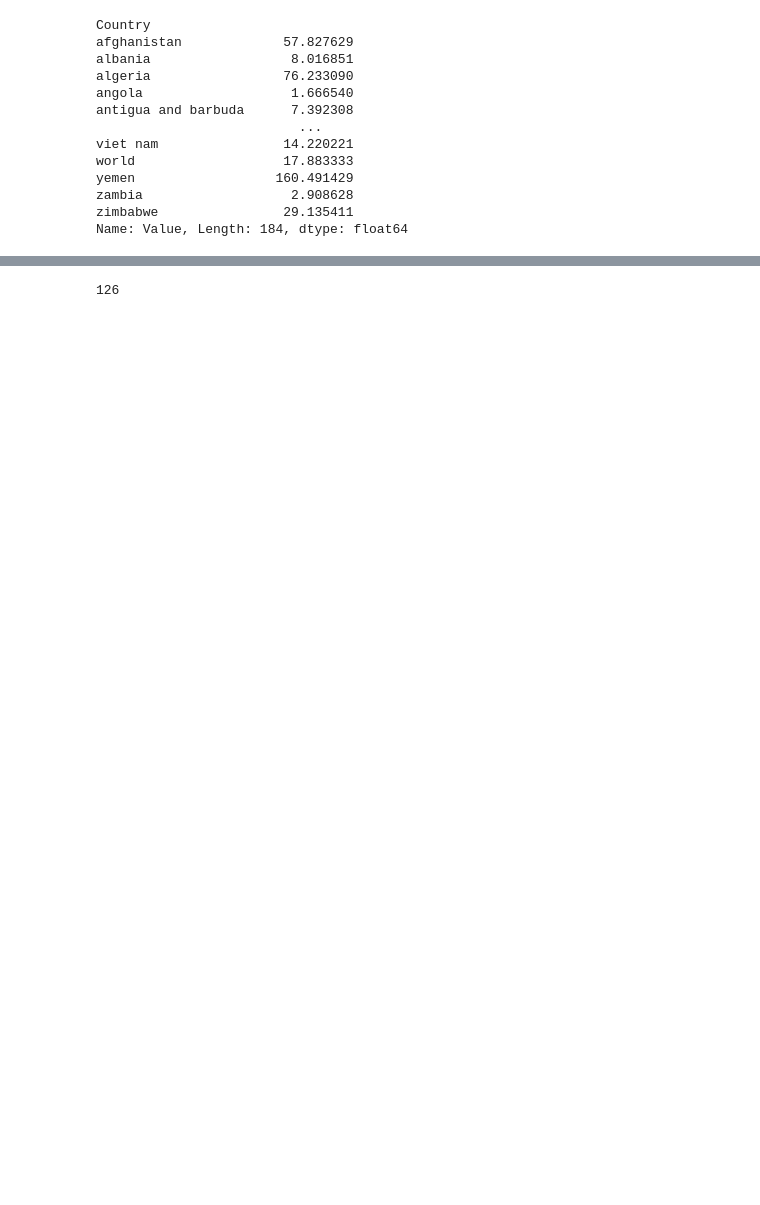
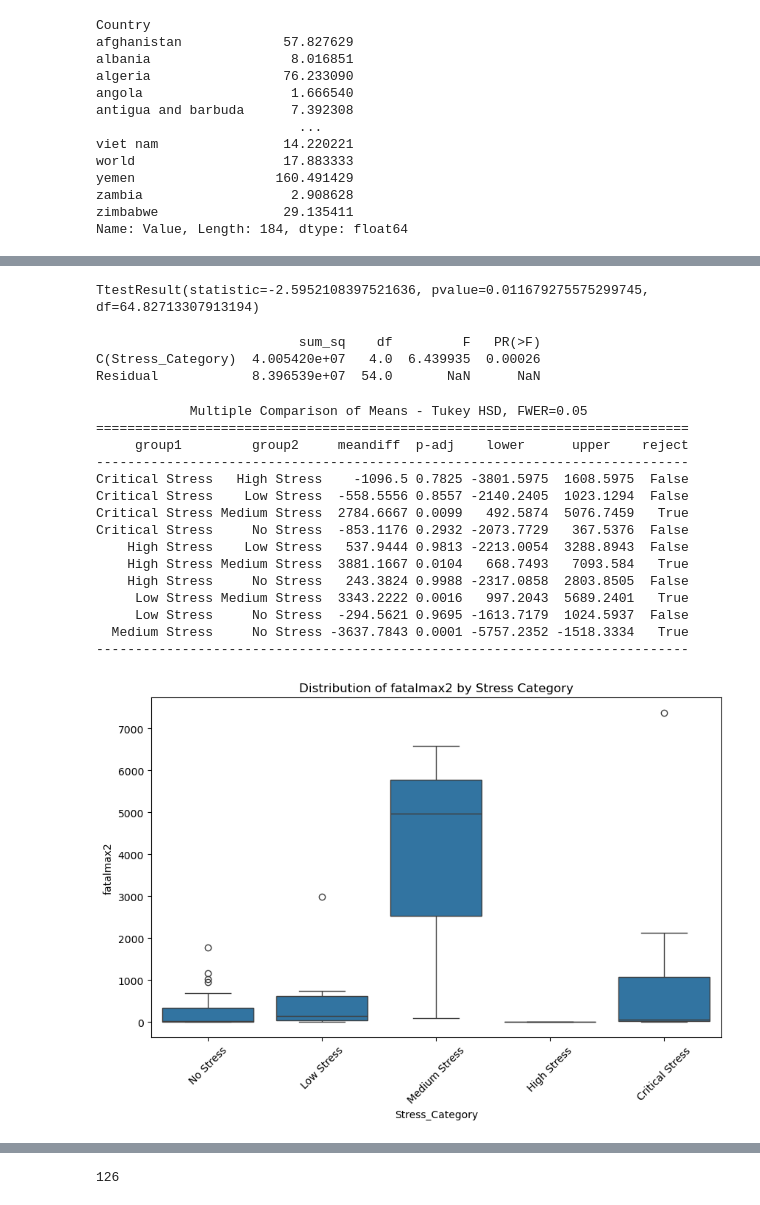
Before and after one commit to msmith150/Water-Conflict-Analysis, a Jupyter notebook: britton_project_code.ipynb, the cells around one changed output, grey strips where cells are left out. Saved outputs shown, nothing was run; the diff lists cells and outputs as text; code cells hidden in the pictures; blank space fills up the shorter version.

```diff
--- a/britton_project_code.ipynb
+++ b/britton_project_code.ipynb
@@ -110,0 +145,48 @@ fatal_water_stress
+# %%
+stats.ttest_ind(fatal_water_stress['Value'], fatal_water_stress['fatalmax2'], equal_var=False)
+# %% [output]
+TtestResult(statistic=-2.5952108397521636, pvalue=0.011679275575299745, df=64.82713307913194)
+# %%
+# Perform one-way ANOVA
+model = ols('fatalmax2 ~ C(Stress_Category)', data=fatal_water_stress).fit()
+anova_table = anova_lm(model, typ=2)
+
+print(anova_table)
+# %% [output]
+                          sum_sq    df         F   PR(>F)
+C(Stress_Category)  4.005420e+07   4.0  6.439935  0.00026
+Residual            8.396539e+07  54.0       NaN      NaN
+# %%
+# If you want to perform a post-hoc test (e.g., Tukey's HSD)
+from statsmodels.stats.multicomp import pairwise_tukeyhsd
+
+tukey_results = pairwise_tukeyhsd(fatal_water_stress['fatalmax2'], fatal_water_stress['Stress_Category'])
+print(tukey_results)
+
+# Optionally, you can visualize the results
+import matplotlib.pyplot as plt
+import seaborn as sns
+
+plt.figure(figsize=(10, 6))
+sns.boxplot(x='Stress_Category', y='fatalmax2', data=fatal_water_stress)
+plt.title('Distribution of fatalmax2 by Stress Category')
+plt.ylabel('fatalmax2')
+plt.xticks(rotation=45)
+plt.show()
+# %% [output]
+            Multiple Comparison of Means - Tukey HSD, FWER=0.05
+============================================================================
+     group1         group2     meandiff  p-adj    lower      upper    reject
+----------------------------------------------------------------------------
+Critical Stress   High Stress    -1096.5 0.7825 -3801.5975  1608.5975  False
+Critical Stress    Low Stress  -558.5556 0.8557 -2140.2405  1023.1294  False
+Critical Stress Medium Stress  2784.6667 0.0099   492.5874  5076.7459   True
+Critical Stress     No Stress  -853.1176 0.2932 -2073.7729   367.5376  False
+    High Stress    Low Stress   537.9444 0.9813 -2213.0054  3288.8943  False
+    High Stress Medium Stress  3881.1667 0.0104   668.7493   7093.584   True
+    High Stress     No Stress   243.3824 0.9988 -2317.0858  2803.8505  False
+     Low Stress Medium Stress  3343.2222 0.0016   997.2043  5689.2401   True
+     Low Stress     No Stress  -294.5621 0.9695 -1613.7179  1024.5937  False
+  Medium Stress     No Stress -3637.7843 0.0001 -5757.2352 -1518.3334   True
+----------------------------------------------------------------------------
+[figure, added]
```
Also changed, not shown: parts of 12 cells of this notebook.
